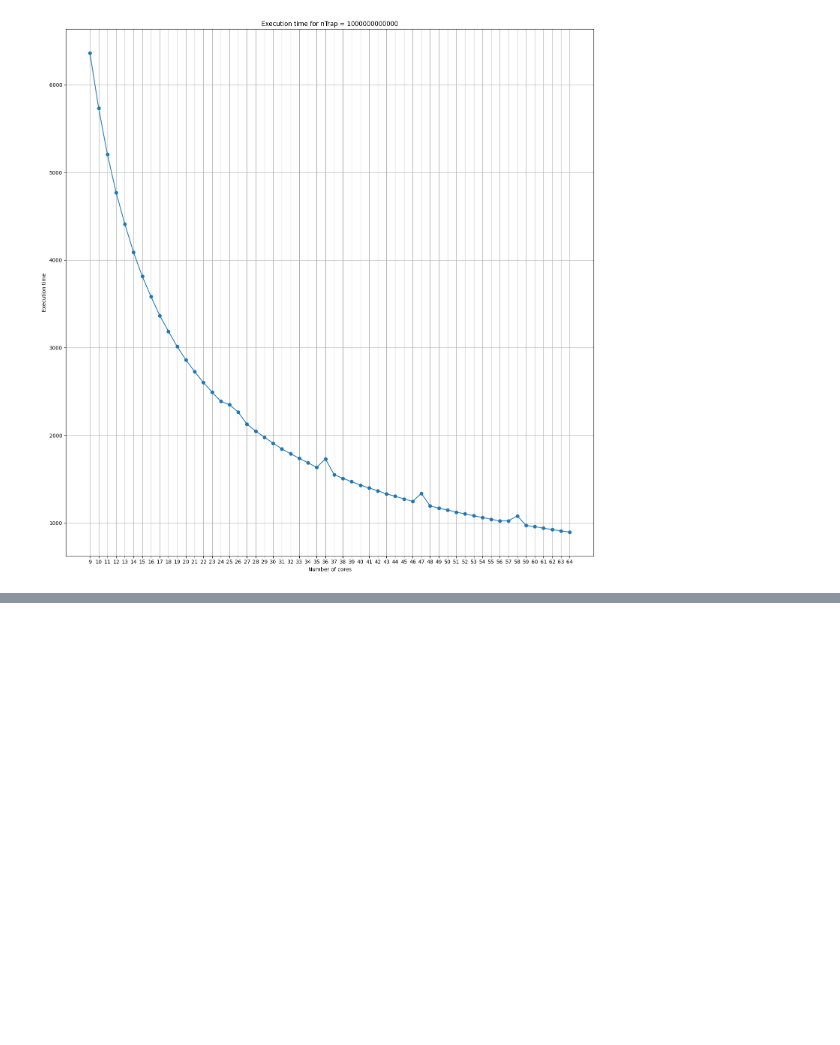
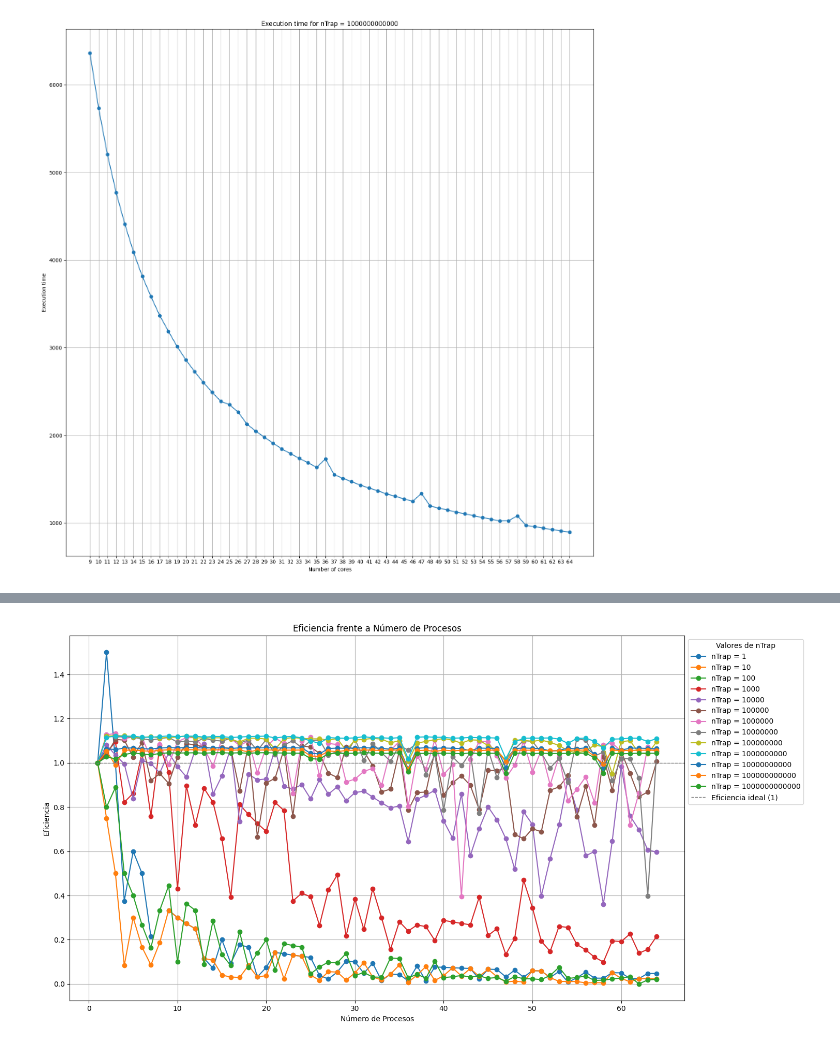
Before and after one commit to DavidCP-USC/Calculo-de-PI-con-MPI---FSP_P1, a Jupyter notebook: calculos.ipynb, the cells around one changed output, grey strips where cells are left out. Drawn from its saved outputs; the diff is of its cells as text; code cells hidden in the pictures; blank space fills up the shorter version.

```diff
--- a/calculos.ipynb
+++ b/calculos.ipynb
@@ -248,0 +291,35 @@ plt.show()
+# %%
+plt.figure(figsize=(15, 8))
+
+# Valores únicos de nTrap para colorear cada curva según el tamaño del problema
+nTrap_values = final_df['nTrap'].unique()
+
+for n in nTrap_values:
+    # Filtrar los datos para cada valor de nTrap
+    tempData = final_df[final_df['nTrap'] == n]
+
+    # Extraer valores de los ejes
+    xValues = tempData['Process']
+    yValues = tempData['Efficiency']
+
+    # Graficar cada curva de eficiencia para el valor de nTrap
+    plt.plot(xValues, yValues, marker='o', label=f'nTrap = {n}')
+
+# Agregar una línea horizontal en eficiencia = 1
+plt.axhline(y=1, color='gray', linestyle='--', linewidth=1, label='Eficiencia ideal (1)')
+
+# Configuración del título y etiquetas de ejes
+plt.title('Eficiencia frente a Número de Procesos')
+plt.xlabel('Número de Procesos')
+plt.ylabel('Eficiencia')
+
+# Añadir leyenda en la parte superior, fuera de la gráfica
+plt.legend(title='Valores de nTrap', loc='upper left', bbox_to_anchor=(1, 1))
+plt.grid(True)
+plt.tight_layout()
+
+# Guardar y mostrar la gráfica
+plt.savefig(dirImg + '/efficiency_vs_procs.png')
+plt.show()
+# %% [output]
+[figure, added]
```
Also changed, not shown: parts of 7 cells of this notebook, 5 other files.
